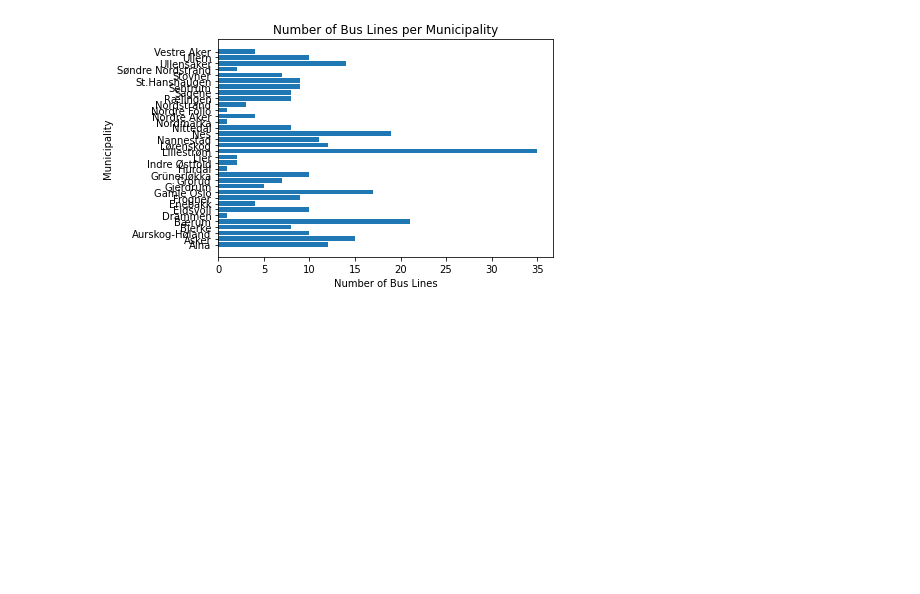
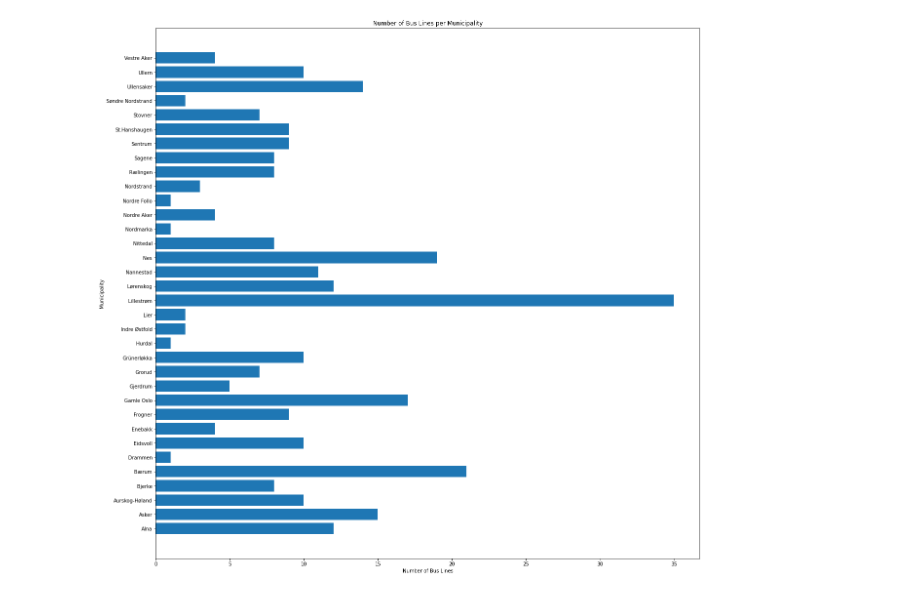
Before and after one commit to AliAnsar123/Assignment-1-DAVE3625, a Jupyter notebook: Assignment 1.ipynb, the cells around one changed output. Drawn from its saved outputs; the diff is of its cells as text; code cells hidden in the pictures; blank space fills up the shorter version.

Commit message:
Fiksa litt på plot layout

```diff
--- a/Assignment 1.ipynb
+++ b/Assignment 1.ipynb
@@ -32,15 +18,16 @@ df.head(10)
 # %%
 antall = df.groupby('Kommune')['Linjenavn'].nunique()
 antall
 
 plot.figure()
 plot.barh(width=antall, y=antall.index)
 plot.title('Number of Bus Lines per Municipality')
 plot.xlabel('Number of Bus Lines')
 plot.ylabel('Municipality')
+plot.rcParams["figure.figsize"]=30,20
 plot.show()
 # %% [output]
-[figure, old version]
+[figure, new version]
 # %%
 # Ledig plasser
 df["Ledige_Plasser"] = 100 - ((df['Passasjerer_Ombord'] / df['Kjøretøy_Kapasitet']) * 100)
```
Also changed, not shown: parts of 6 cells of this notebook.
